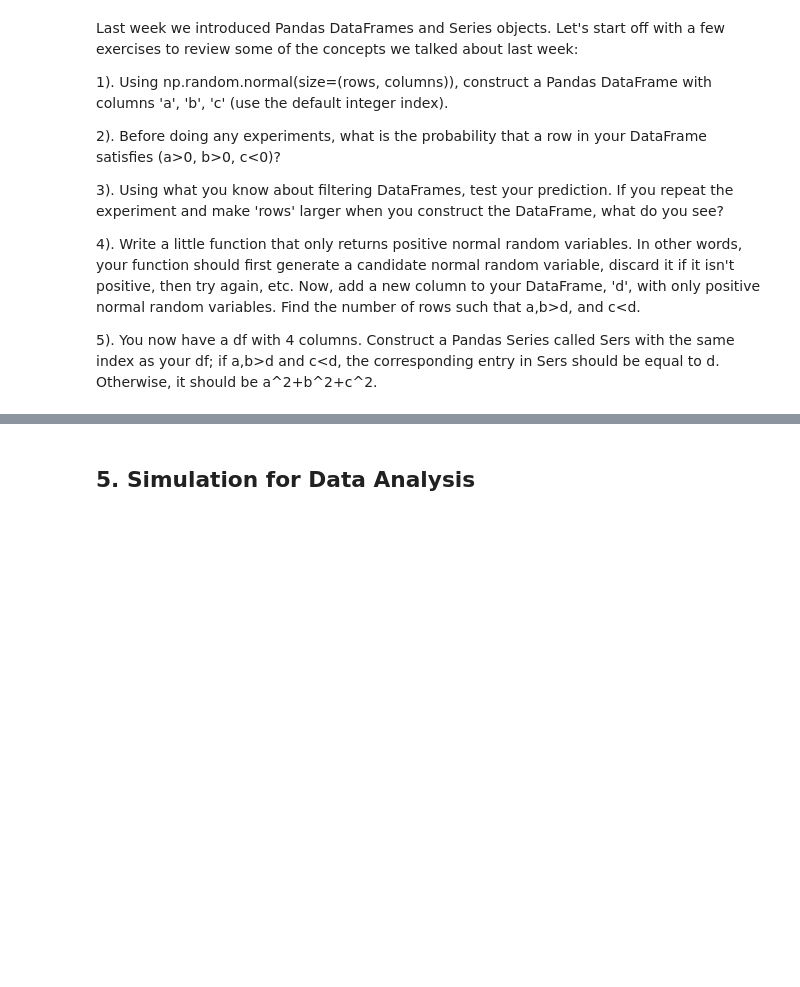
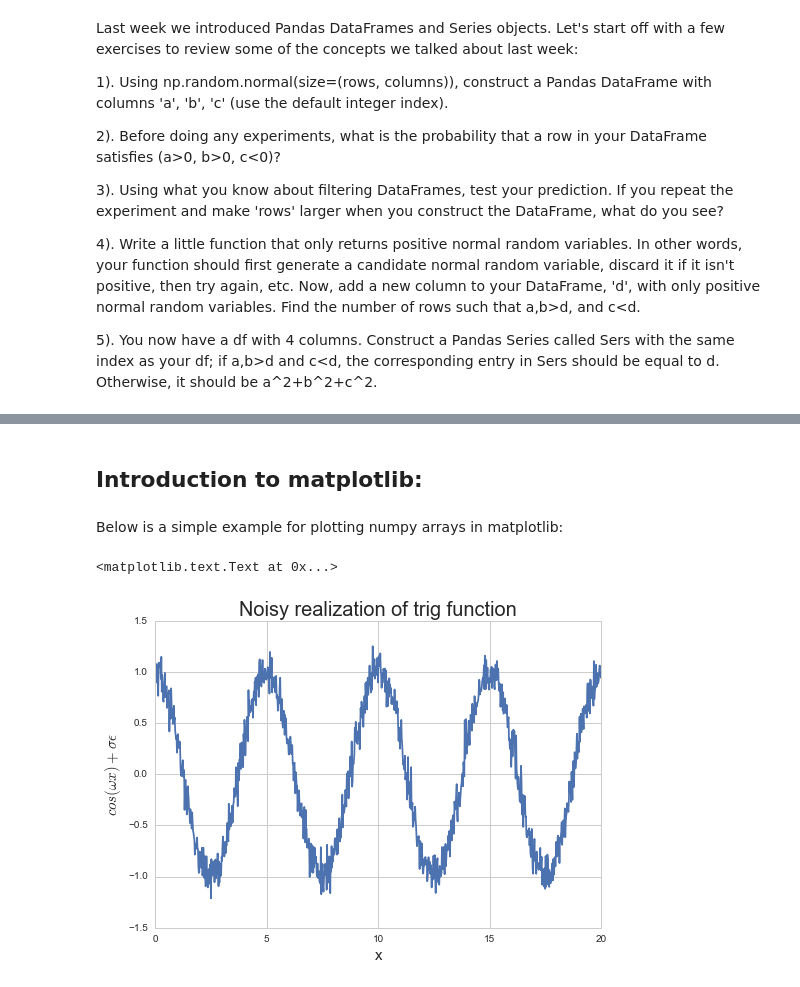
Before and after one commit to haroldfox/ts-stuy-2019, a Jupyter notebook: notebooks/02_simulating_and_visualizing_data.ipynb, the cells around one changed output, grey strips where cells are left out. Saved outputs shown, nothing was run; the diff lists cells and outputs as text; code cells hidden in the pictures; blank space fills up the shorter version.

```diff
--- a/notebooks/02_simulating_and_visualizing_data.ipynb
+++ b/notebooks/02_simulating_and_visualizing_data.ipynb
@@ -1,12 +1,14 @@
 # %%
-import pandas as pd   # We give the libraries short names for easier referencing
+import pandas as pd
 import numpy as np
 import datetime
 import matplotlib.pyplot as plt
+%matplotlib inline
+
 import seaborn as sns
+sns.set_style('whitegrid')
+
 import datetime
-%matplotlib inline
-# This allows us to display plots right within our Jupyter notebook
 # %% [markdown]
 ## 1. Brief Recap of Last Session
 # %% [markdown]
@@ -413,2 +26,26 @@ We can generate random numbers using numpy, a library for numerical computing in
-# %% [markdown]
-## 5. Simulation for Data Analysis
+# %% [markdown]
+## Introduction to matplotlib:
+# %% [markdown]
+Below is a simple example for plotting numpy arrays in matplotlib:
+# %%
+def gen_trig_data(sig, T, Tmax, N=1000):
+    '''
+    Generate y=cos(w*x)+sig*err.
+    T is the period, Tmax is the number of time points we run for.
+    N is number of data points.
+    '''
+    w = (2.*np.pi)/T
+    x = np.linspace(0, Tmax, N)
+    y = np.cos(w*x)+sig*np.random.normal(size=N)
+    return x,y
+# %%
+x,y = gen_trig_data(0.1, 5., 4*5.)
+plt.plot(x,y)
+plt.title("Noisy realization of trig function",fontsize=20)
+plt.xlabel("x",fontsize=15)
+
+# We can use math typesetting in axis labels:
+plt.ylabel(r'$cos(\omega x)+\sigma \epsilon$',fontsize=15)
+# %% [output]
+<matplotlib.text.Text at 0x...>
+[figure, added]
```
Also changed, not shown: parts of 107 cells of this notebook.
